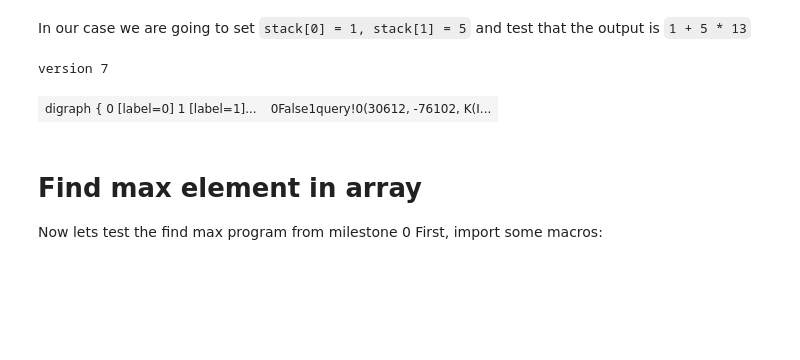
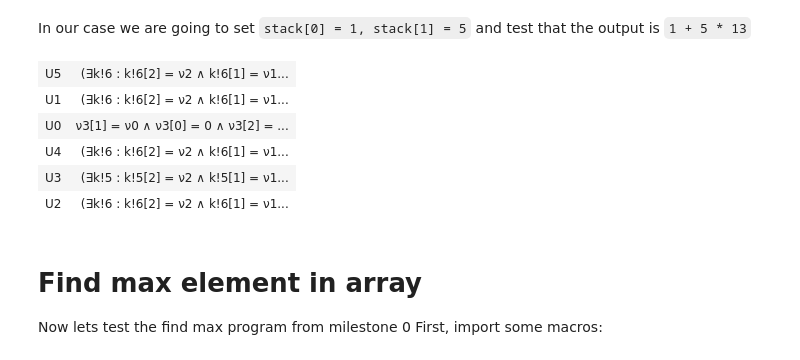
Before and after one commit to freundyotam/techcs-236346, a Jupyter notebook: sw/test_create_chcs.ipynb, the cells around one changed output. Saved outputs shown, nothing was run; the diff lists cells and outputs as text; code cells hidden in the pictures; blank space fills up the shorter version.

```diff
--- a/sw/test_create_chcs.ipynb
+++ b/sw/test_create_chcs.ipynb
@@ -21,8 +21,7 @@ program = [("PUSH", 13),
               ("POP", 2),
               ("ALU", "MUL"),
               ("POP", 2),
-              ("ALU", "ADD"),
-              ("POP", 1)]
+              ("ALU", "ADD")]
 # %% [markdown]
 In our case we are going to set
 `stack[0] = 1, stack[1] = 5`
@@ -30,17 +29,21 @@ and test that the output is `1 + 5 * 13`
 # %%
 
 stack = Array("stack", IntSort(), IntSort())
 sp, r0, r1 = Ints('sp r0 r1')
 a, b = Ints('a b')
-chcs = create_chcs(pre_condition=And(stack[0] == a, stack[1] == b, sp == 2),
+chcs = create_chcs(pre_condition=And(stack[0] == 0, stack[1] == a, stack[2] == b, sp == 2),
              input_vars=[a,b],
              program=program,
              post_condition=stack[sp] ==  a + b * 13)
 d = {'xform.inline_eager': False, 'xform.inline_linear': False}
 chcs.solve()
 # %% [output]
-version 7
-| digraph { 0 [label=0] 1 [label=1]... | 0False1query!0(30612, -76102, K(I... |
+| U5 | (∃k!6 : k!6[2] = ν2 ∧ k!6[1] = ν1... |
+| U1 | (∃k!6 : k!6[2] = ν2 ∧ k!6[1] = ν1... |
+| U0 | ν3[1] = ν0 ∧ ν3[0] = 0 ∧ ν3[2] = ... |
+| U4 | (∃k!6 : k!6[2] = ν2 ∧ k!6[1] = ν1... |
+| U3 | (∃k!5 : k!5[2] = ν2 ∧ k!5[1] = ν1... |
+| U2 | (∃k!6 : k!6[2] = ν2 ∧ k!6[1] = ν1... |
 # %% [markdown]
 # Find max element in array
 Now lets test the find max program from milestone 0
```
Also changed, not shown: parts of 5 cells of this notebook, 1 other file.
